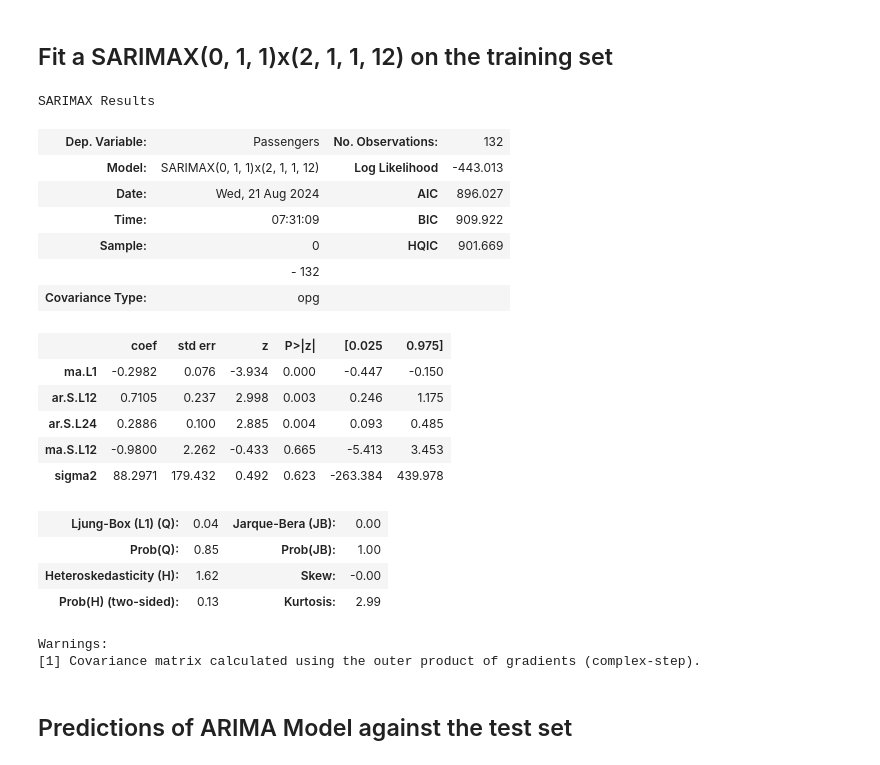
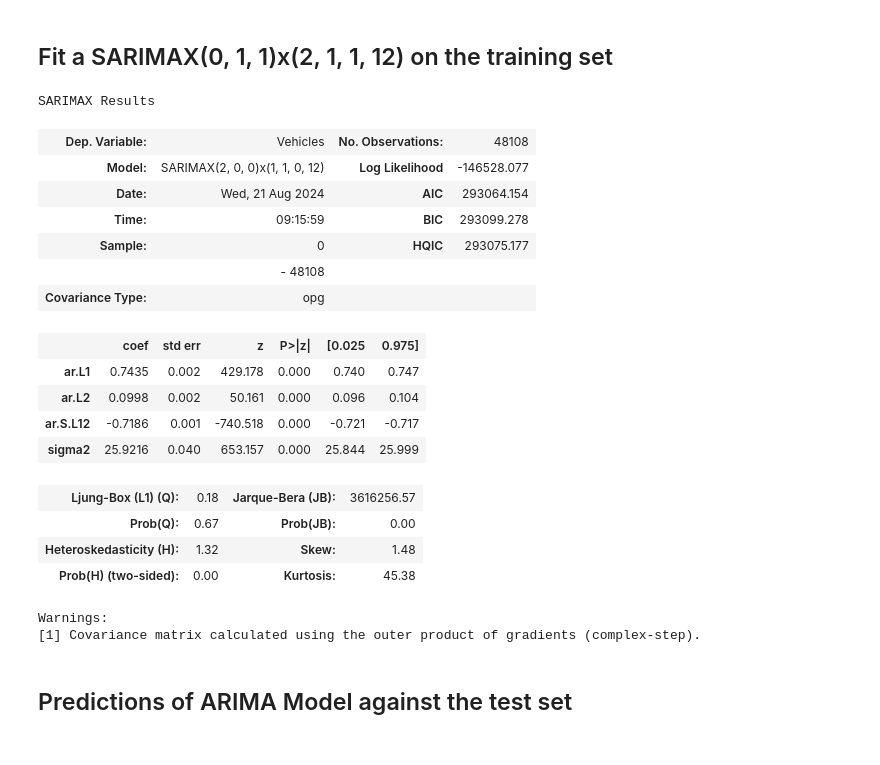
Before and after one commit to aliahalotaibi73/week5_exercises, a Jupyter notebook: ARIMA_Exercise.ipynb, the cells around one changed output. Saved outputs shown, nothing was run; the diff lists cells and outputs as text; code cells hidden in the pictures.

```diff
--- a/ARIMA_Exercise.ipynb
+++ b/ARIMA_Exercise.ipynb
@@ -37,6 +44,6 @@ warnings.filterwarnings("ignore")
 # %% [markdown]
 ## Read dataset
 # %%
-df = pd.read_csv('/content/airline-passengers.csv')
+df = pd.read_csv('/content/traffic.csv')
 df.head()
 # %% [output]
@@ -108,33 +129,31 @@ test = df.iloc[len(df)-12:]
 # %% [markdown]
 ## Fit a SARIMAX(0, 1, 1)x(2, 1, 1, 12) on the training set
 # %%
-from statsmodels.tsa.statespace.sarimax import SARIMAX
+model = SARIMAX(train['Vehicles'],
+                order = (2, 0, 0),
+                seasonal_order =(1, 1, 0, 12))
 
-model = SARIMAX(train['Passengers'],
-                order = (0, 1, 1),
-                seasonal_order =(2, 1, 1, 12))
 
 result = model.fit()
 result.summary()
 # %% [output]
 SARIMAX Results
-| Dep. Variable: | Passengers | No. Observations: | 132 |
-| Model: | SARIMAX(0, 1, 1)x(2, 1, 1, 12) | Log Likelihood | -443.013 |
-| Date: | Wed, 21 Aug 2024 | AIC | 896.027 |
-| Time: | 07:31:09 | BIC | 909.922 |
-| Sample: | 0 | HQIC | 901.669 |
-|  | - 132 |  |  |
+| Dep. Variable: | Vehicles | No. Observations: | 48108 |
+| Model: | SARIMAX(2, 0, 0)x(1, 1, 0, 12) | Log Likelihood | -146528.077 |
+| Date: | Wed, 21 Aug 2024 | AIC | 293064.154 |
+| Time: | 09:15:59 | BIC | 293099.278 |
+| Sample: | 0 | HQIC | 293075.177 |
+|  | - 48108 |  |  |
 | Covariance Type: | opg |  |  |
 |  | coef | std err | z | P>|z| | [0.025 | 0.975] |
-| ma.L1 | -0.2982 | 0.076 | -3.934 | 0.000 | -0.447 | -0.150 |
-| ar.S.L12 | 0.7105 | 0.237 | 2.998 | 0.003 | 0.246 | 1.175 |
-| ar.S.L24 | 0.2886 | 0.100 | 2.885 | 0.004 | 0.093 | 0.485 |
-| ma.S.L12 | -0.9800 | 2.262 | -0.433 | 0.665 | -5.413 | 3.453 |
-| sigma2 | 88.2971 | 179.432 | 0.492 | 0.623 | -263.384 | 439.978 |
+| ar.L1 | 0.7435 | 0.002 | 429.178 | 0.000 | 0.740 | 0.747 |
+| ar.L2 | 0.0998 | 0.002 | 50.161 | 0.000 | 0.096 | 0.104 |
+| ar.S.L12 | -0.7186 | 0.001 | -740.518 | 0.000 | -0.721 | -0.717 |
+| sigma2 | 25.9216 | 0.040 | 653.157 | 0.000 | 25.844 | 25.999 |
-| Ljung-Box (L1) (Q): | 0.04 | Jarque-Bera (JB): | 0.00 |
-| Prob(Q): | 0.85 | Prob(JB): | 1.00 |
-| Heteroskedasticity (H): | 1.62 | Skew: | -0.00 |
-| Prob(H) (two-sided): | 0.13 | Kurtosis: | 2.99 |
+| Ljung-Box (L1) (Q): | 0.18 | Jarque-Bera (JB): | 3616256.57 |
+| Prob(Q): | 0.67 | Prob(JB): | 0.00 |
+| Heteroskedasticity (H): | 1.32 | Skew: | 1.48 |
+| Prob(H) (two-sided): | 0.00 | Kurtosis: | 45.38 |
 Warnings:
 [1] Covariance matrix calculated using the outer product of gradients (complex-step).
 # %% [markdown]
```
Also changed, not shown: parts of 10 cells of this notebook.
